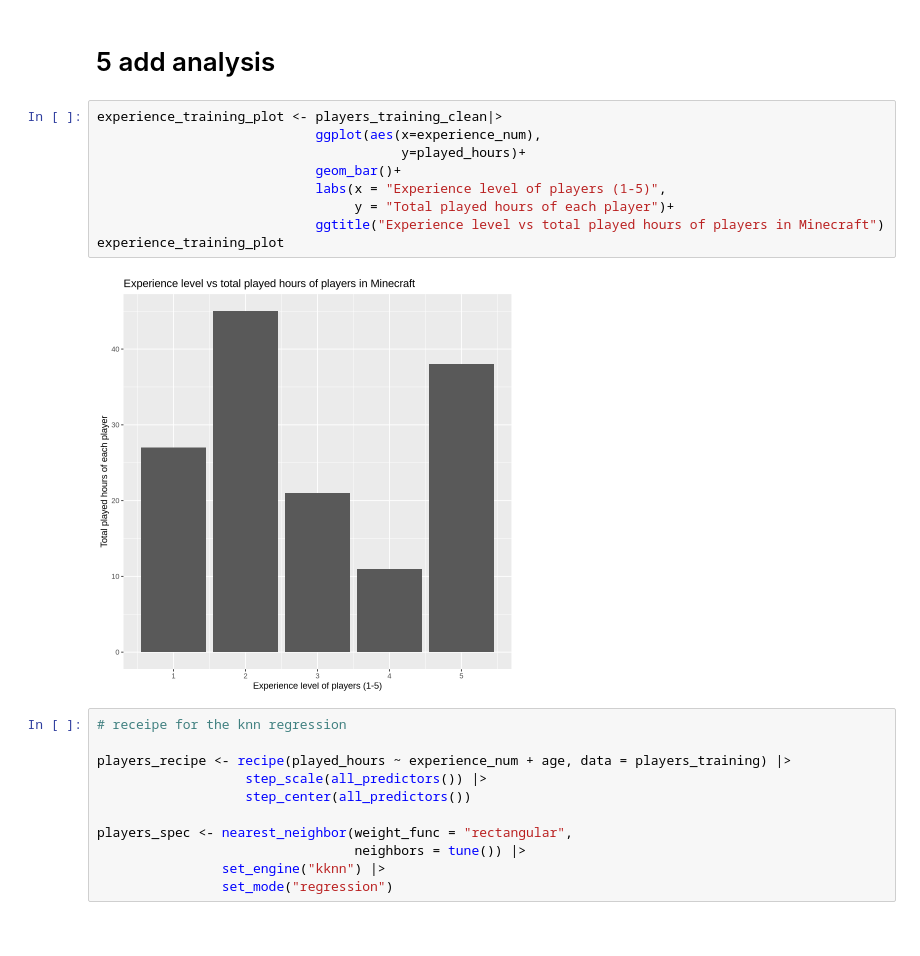
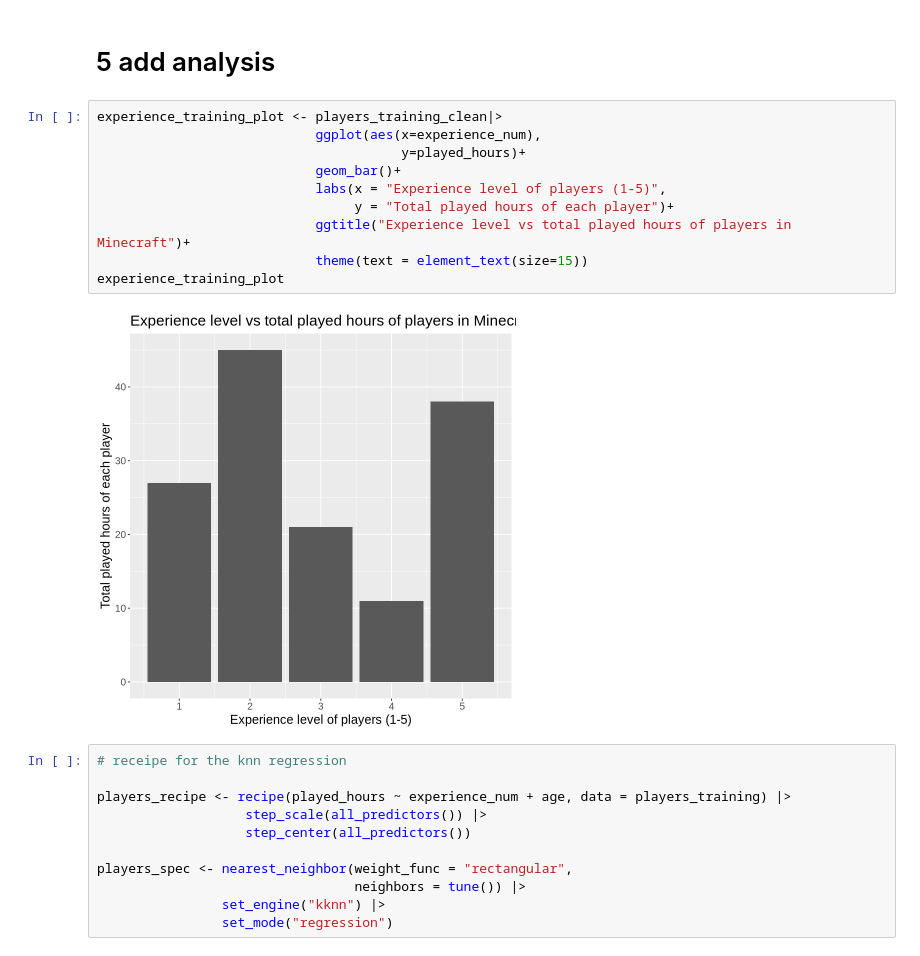
Before and after one commit to janeymhe/dsci-100-project, a Jupyter notebook: final_project.ipynb, the cells around one changed output. Drawn from its saved outputs; the diff is of its cells as text.

Commit message:
Changed the size of text in visualizations

```diff
--- a/final_project.ipynb
+++ b/final_project.ipynb
@@ -137,14 +140,15 @@ Warning message in geom_histogram(stat = "identity"):
 # %%
 experience_training_plot <- players_training_clean|>
                             ggplot(aes(x=experience_num),
                                        y=played_hours)+
                             geom_bar()+
                             labs(x = "Experience level of players (1-5)",
                                  y = "Total played hours of each player")+
-                            ggtitle("Experience level vs total played hours of players in Minecraft")
+                            ggtitle("Experience level vs total played hours of players in Minecraft")+
+                            theme(text = element_text(size=15))
 experience_training_plot
 # %% [output]
-[figure, old version]
+[figure, new version]
 # %%
 # receipe for the knn regression
 
```
Also changed, not shown: parts of 4 cells of this notebook.
